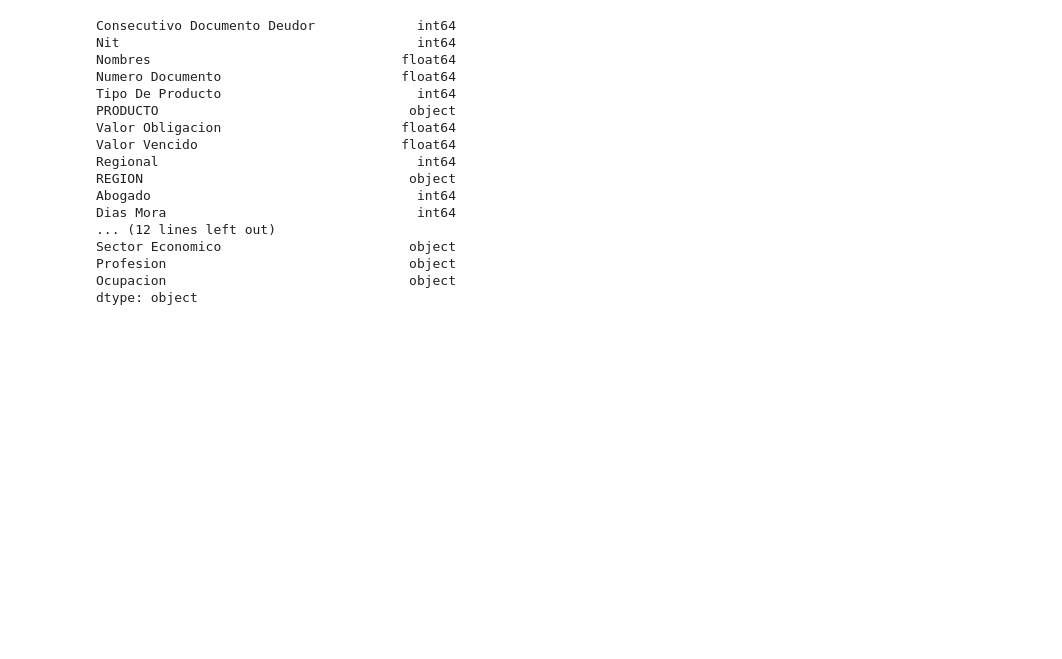
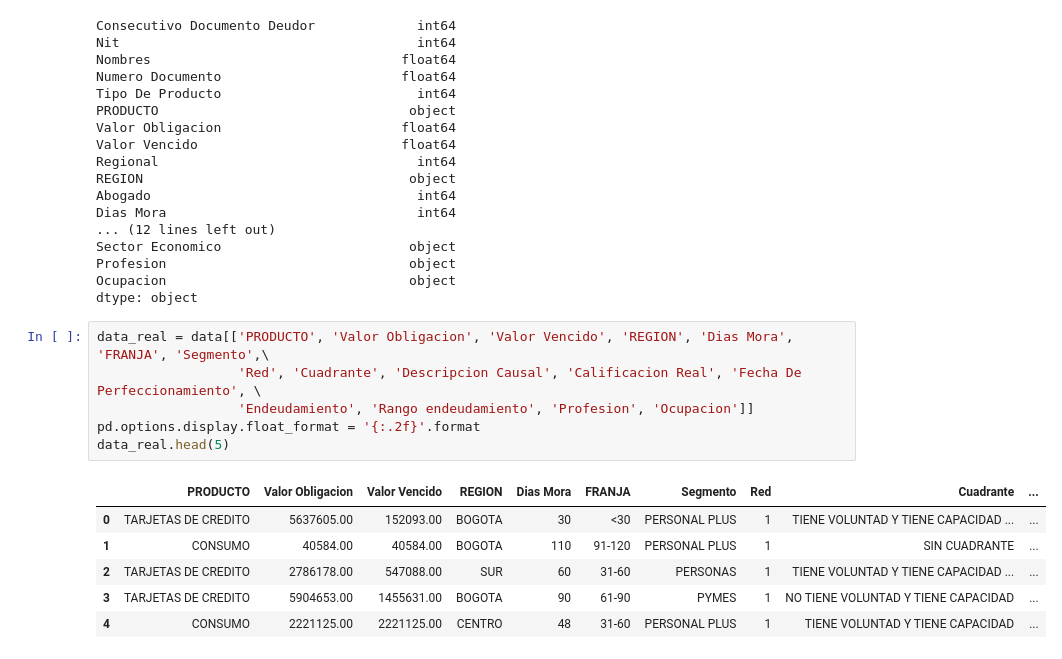
Before and after one commit to lucianarpo14/proyectoEAFIT, a Jupyter notebook: Proyecto1.ipynb, the cells around one changed output. Cells and saved outputs as stored; diff of their text form; blank space fills up the shorter version.

```diff
--- a/Proyecto1.ipynb
+++ b/Proyecto1.ipynb
@@ -72,3 +49,16 @@ Sector Economico                        object
 Profesion                               object
 Ocupacion                               object
 dtype: object
+# %%
+data_real = data[['PRODUCTO', 'Valor Obligacion', 'Valor Vencido', 'REGION', 'Dias Mora', 'FRANJA', 'Segmento',\
+                  'Red', 'Cuadrante', 'Descripcion Causal', 'Calificacion Real', 'Fecha De Perfeccionamiento', \
+                  'Endeudamiento', 'Rango endeudamiento', 'Profesion', 'Ocupacion']]
+pd.options.display.float_format = '{:.2f}'.format
+data_real.head(5)
+# %% [output]
+|  | PRODUCTO | Valor Obligacion | Valor Vencido | REGION | Dias Mora | FRANJA | Segmento | Red | Cuadrante | ... |
+| 0 | TARJETAS DE CREDITO | 5637605.00 | 152093.00 | BOGOTA | 30 | <30 | PERSONAL PLUS | 1 | TIENE VOLUNTAD Y TIENE CAPACIDAD ... | ... |
+| 1 | CONSUMO | 40584.00 | 40584.00 | BOGOTA | 110 | 91-120 | PERSONAL PLUS | 1 | SIN CUADRANTE | ... |
+| 2 | TARJETAS DE CREDITO | 2786178.00 | 547088.00 | SUR | 60 | 31-60 | PERSONAS | 1 | TIENE VOLUNTAD Y TIENE CAPACIDAD ... | ... |
+| 3 | TARJETAS DE CREDITO | 5904653.00 | 1455631.00 | BOGOTA | 90 | 61-90 | PYMES | 1 | NO TIENE VOLUNTAD Y TIENE CAPACIDAD | ... |
+| 4 | CONSUMO | 2221125.00 | 2221125.00 | CENTRO | 48 | 31-60 | PERSONAL PLUS | 1 | TIENE VOLUNTAD Y TIENE CAPACIDAD | ... |
```
Also changed, not shown: parts of 44 cells of this notebook.
